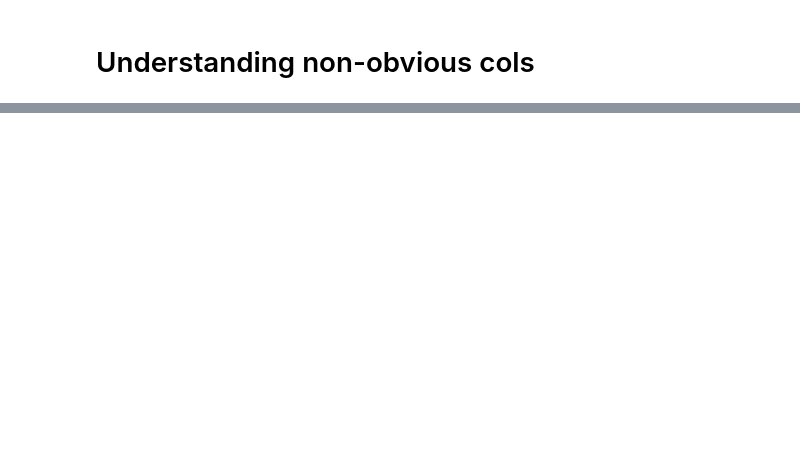
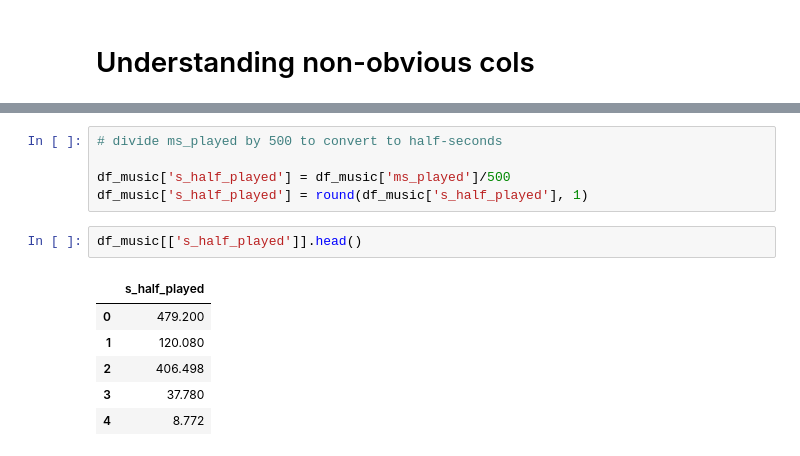
Before and after one commit to August-JF-Perez/Spotify_Music_History_Analysis, a Jupyter notebook: Spotify_Music_Analysis.ipynb, the cells around one changed output, grey strips where cells are left out. Saved outputs shown, nothing was run; the diff lists cells and outputs as text; blank space fills up the shorter version.

```diff
--- a/Spotify_Music_Analysis.ipynb
+++ b/Spotify_Music_Analysis.ipynb
@@ -462,0 +601,14 @@ df_music.head(2)
+# %%
+# divide ms_played by 500 to convert to half-seconds
+
+df_music['s_half_played'] = df_music['ms_played']/500
+df_music['s_half_played'] = round(df_music['s_half_played'], 1)
+# %%
+df_music[['s_half_played']].head()
+# %% [output]
+|  | s_half_played |
+| 0 | 479.200 |
+| 1 | 120.080 |
+| 2 | 406.498 |
+| 3 | 37.780 |
+| 4 | 8.772 |
```
Also changed, not shown: parts of 16 cells of this notebook.
